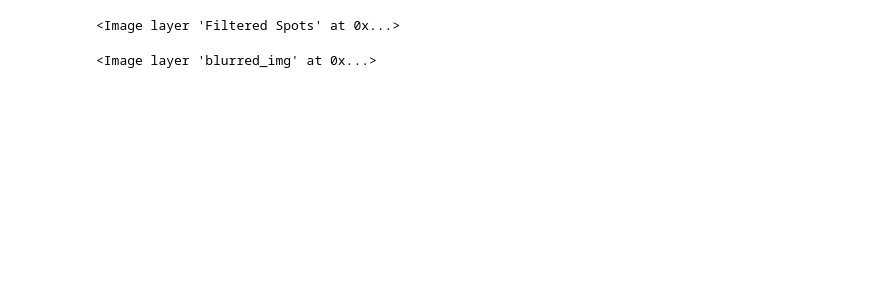
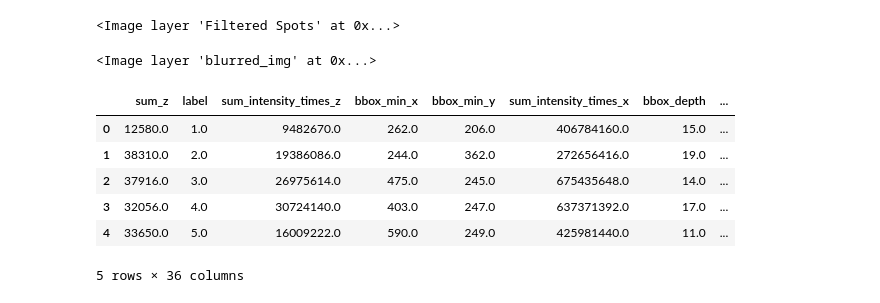
Before and after one commit to vaioic/OIC-136_Microglia, a Jupyter notebook: OIC-136_Microglia.ipynb, the cells around one changed output. Drawn from its saved outputs; the diff is of its cells as text; code cells hidden in the pictures; blank space fills up the shorter version.

```diff
--- a/OIC-136_Microglia.ipynb
+++ b/OIC-136_Microglia.ipynb
@@ -174,5 +154,8 @@ blurred = cle.gaussian_blur(background_subtracted, sigma_x=sigma_outline, sigma_
 # binary = cle.threshold_otsu(blurred)
 # viewer = napari.view_image(blurred, name='blurred')
 # viewer.add_image(binary, name='mask')
+# %%
+copy_blurred = cle.copy(blurred)
+copy_background_subtracted = cle.copy(background_subtracted)
 # %%
 help(cle.greater)
@@ -197,10 +162,13 @@ greater(input_image0: Union[numpy.ndarray, pyclesperanto._pyclesperanto._Array],
+# %%
+blurred_cpu = cle.pull(copy_blurred)
+iso_norm = cle.pull(copy_background_subtracted)
 # %%
 #testing thresholds
-blurred_cpu = cle.pull(blurred)
-iso_norm = cle.pull(background_subtracted)
-thresh = sk.filters.threshold_li(blurred_cpu)
-mask = blurred>thresh
 
-viewer = napari.view_image(blurred, name='blurred')
-viewer.add_image(mask, name='mask')
-viewer.add_image(iso_norm, name='iso data')
+thresh = sk.filters.threshold_multiotsu(blurred_cpu, classes=5)
+print(thresh)
+mask = blurred>thresh[1]
+
+# viewer = napari.view_image(blurred, name='blurred')
+# viewer.add_image(mask, name='mask')
+# viewer.add_image(iso_norm, name='iso data')
@@ -209,6 +183,6 @@ blurred_gpu = cle.push(blurred)
 # %%
-mask_gpu = blurred_gpu > thresh
-viewer = napari.view_image(mask_gpu, name='blurred')
+mask_gpu = blurred > thresh[1]
+viewer = napari.view_image(mask_gpu, name='mask')
 # %%
 selected_spots = cle.binary_and(mask_gpu, detected_spots)
 
@@ -229,0 +206,14 @@ viewer.add_image(blurred_gpu, name='blurred_img')
+# %%
+df = pd.DataFrame(
+    cle.statistics_of_labelled_pixels(resampled, voronoi_diagram)
+    )
+df.head()
+df.to_csv(os.path.join(save_df_path,'measurements_'+clean_name+'.csv'))
+# %% [output]
+|  | sum_z | label | sum_intensity_times_z | bbox_min_x | bbox_min_y | sum_intensity_times_x | bbox_depth | ... |
+| 0 | 12580.0 | 1.0 | 9482670.0 | 262.0 | 206.0 | 406784160.0 | 15.0 | ... |
+| 1 | 38310.0 | 2.0 | 19386086.0 | 244.0 | 362.0 | 272656416.0 | 19.0 | ... |
+| 2 | 37916.0 | 3.0 | 26975614.0 | 475.0 | 245.0 | 675435648.0 | 14.0 | ... |
+| 3 | 32056.0 | 4.0 | 30724140.0 | 403.0 | 247.0 | 637371392.0 | 17.0 | ... |
+| 4 | 33650.0 | 5.0 | 16009222.0 | 590.0 | 249.0 | 425981440.0 | 11.0 | ... |
+5 rows × 36 columns
```
Also changed, not shown: parts of 17 cells of this notebook.
